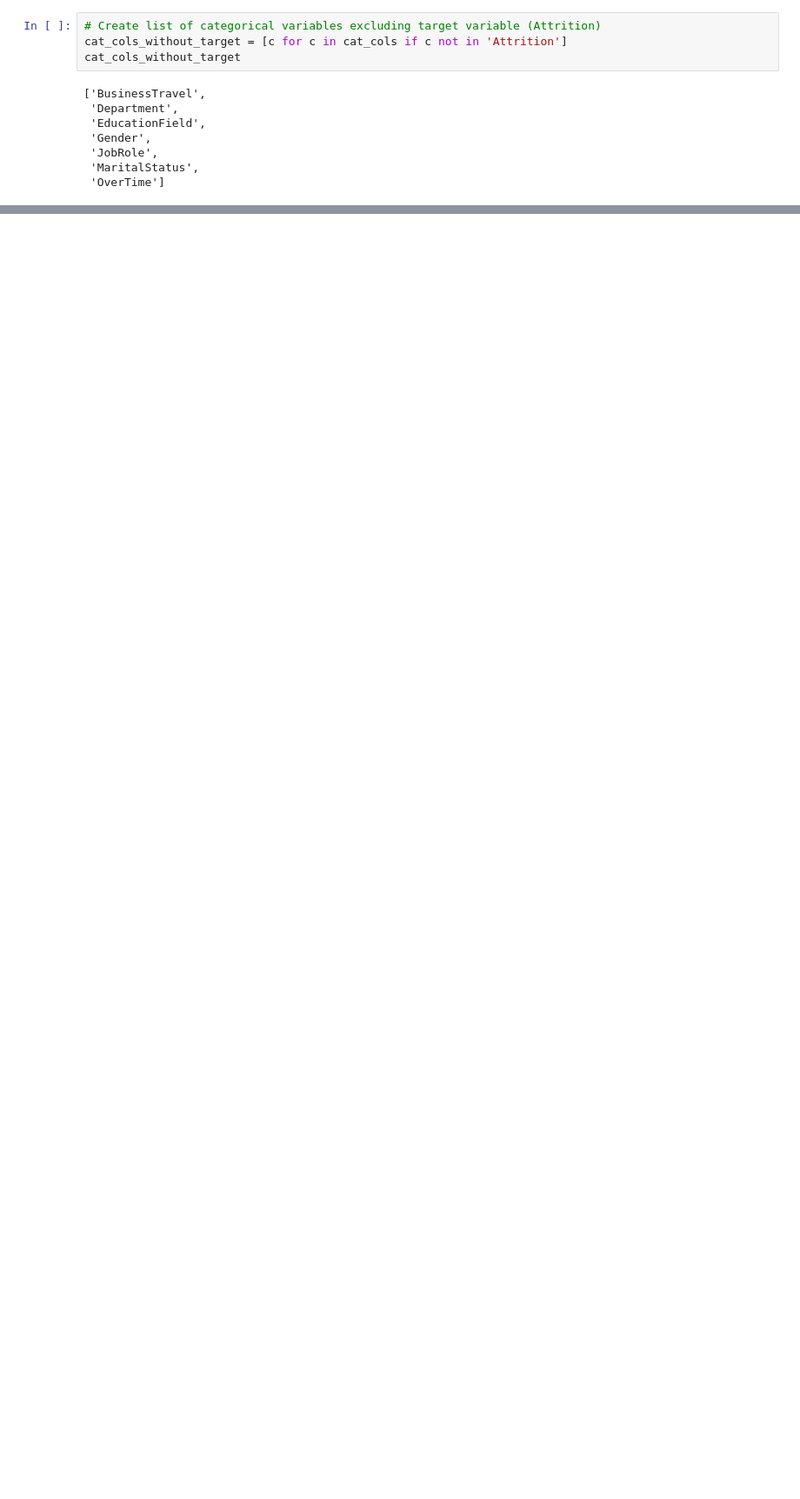
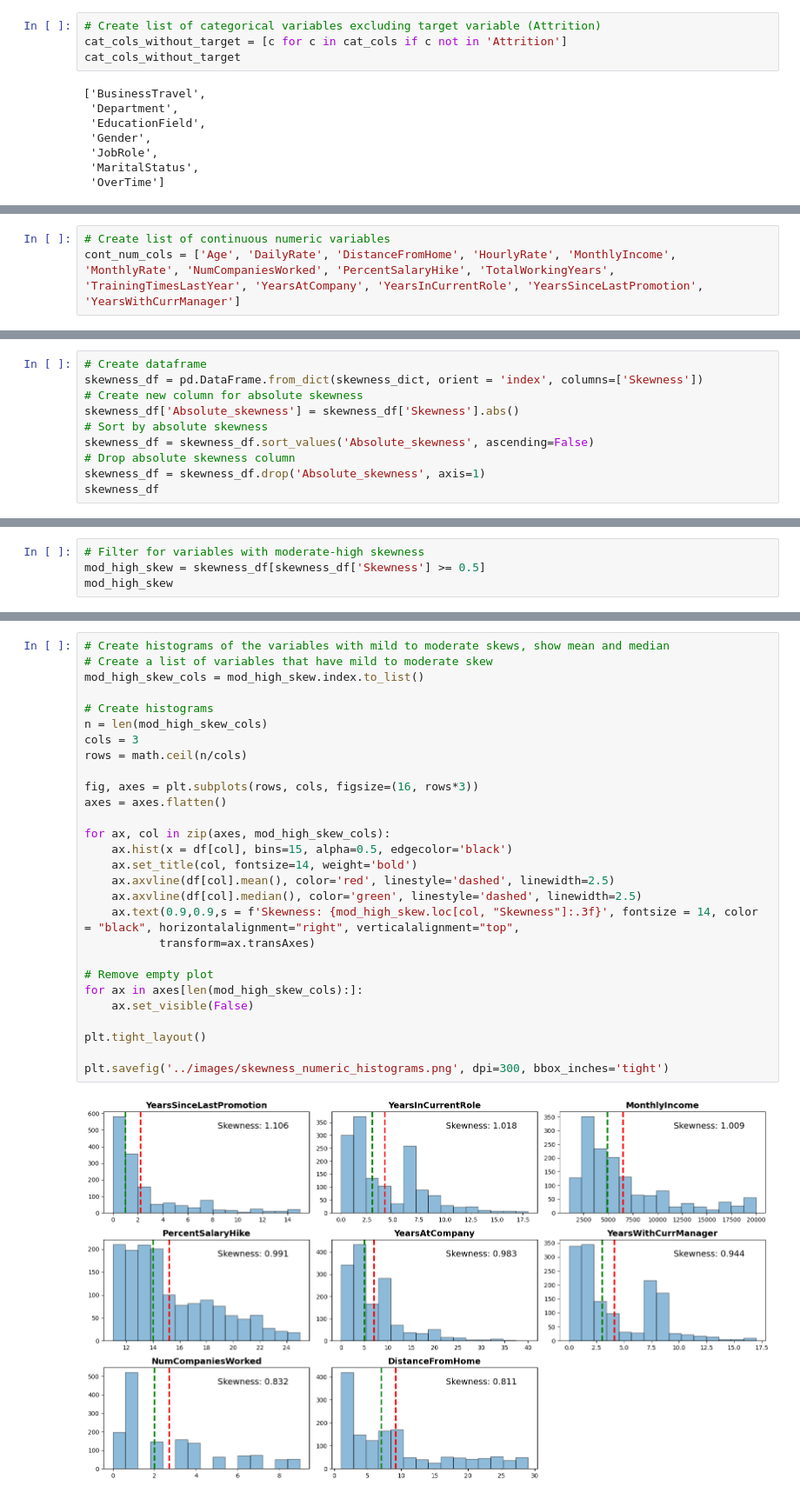
Before and after one commit to AshleySturdy/employee-attrition-prediction, a Jupyter notebook: notebooks/02_eda.ipynb, the cells around one changed output, grey strips where cells are left out. Shown at 87% size. Saved outputs shown, nothing was run; the diff lists cells and outputs as text; blank space fills up the shorter version.

Commit message:
Updated cleaning notebook and added to EDA notebook with new images

```diff
--- a/notebooks/02_eda.ipynb
+++ b/notebooks/02_eda.ipynb
@@ -216,0 +211,3 @@ plt.savefig('../images/numeric_distributions.png', dpi=300, bbox_inches='tight')
+# %%
+# Create list of continuous numeric variables
+cont_num_cols = ['Age', 'DailyRate', 'DistanceFromHome', 'HourlyRate', 'MonthlyIncome', 'MonthlyRate', 'NumCompaniesWorked', 'PercentSalaryHike', 'TotalWorkingYears', 'TrainingTimesLastYear', 'YearsAtCompany', 'YearsInCurrentRole', 'YearsSinceLastPromotion', 'YearsWithCurrManager']
@@ -216,0 +238,10 @@ plt.savefig('../images/numeric_distributions.png', dpi=300, bbox_inches='tight')
+# %%
+# Create dataframe
+skewness_df = pd.DataFrame.from_dict(skewness_dict, orient = 'index', columns=['Skewness'])
+# Create new column for absolute skewness
+skewness_df['Absolute_skewness'] = skewness_df['Skewness'].abs()
+# Sort by absolute skewness
+skewness_df = skewness_df.sort_values('Absolute_skewness', ascending=False)
+# Drop absolute skewness column
+skewness_df = skewness_df.drop('Absolute_skewness', axis=1)
+skewness_df
@@ -216,0 +264,4 @@ plt.savefig('../images/numeric_distributions.png', dpi=300, bbox_inches='tight')
+# %%
+# Filter for variables with moderate-high skewness
+mod_high_skew = skewness_df[skewness_df['Skewness'] >= 0.5]
+mod_high_skew
@@ -216,0 +278,30 @@ plt.savefig('../images/numeric_distributions.png', dpi=300, bbox_inches='tight')
+# %%
+# Create histograms of the variables with mild to moderate skews, show mean and median
+# Create a list of variables that have mild to moderate skew
+mod_high_skew_cols = mod_high_skew.index.to_list()
+
+# Create histograms
+n = len(mod_high_skew_cols)
+cols = 3
+rows = math.ceil(n/cols)
+
+fig, axes = plt.subplots(rows, cols, figsize=(16, rows*3))
+axes = axes.flatten()
+
+for ax, col in zip(axes, mod_high_skew_cols):
+    ax.hist(x = df[col], bins=15, alpha=0.5, edgecolor='black')
+    ax.set_title(col, fontsize=14, weight='bold')
+    ax.axvline(df[col].mean(), color='red', linestyle='dashed', linewidth=2.5)
+    ax.axvline(df[col].median(), color='green', linestyle='dashed', linewidth=2.5)
+    ax.text(0.9,0.9,s = f'Skewness: {mod_high_skew.loc[col, "Skewness"]:.3f}', fontsize = 14, color = "black", horizontalalignment="right", verticalalignment="top",
+           transform=ax.transAxes)
+
+# Remove empty plot
+for ax in axes[len(mod_high_skew_cols):]:
+    ax.set_visible(False)
+
+plt.tight_layout()
+
+plt.savefig('../images/skewness_numeric_histograms.png', dpi=300, bbox_inches='tight')
+# %% [output]
+[figure, added]
```
Also changed, not shown: parts of 41 cells of this notebook, 3 other files.
